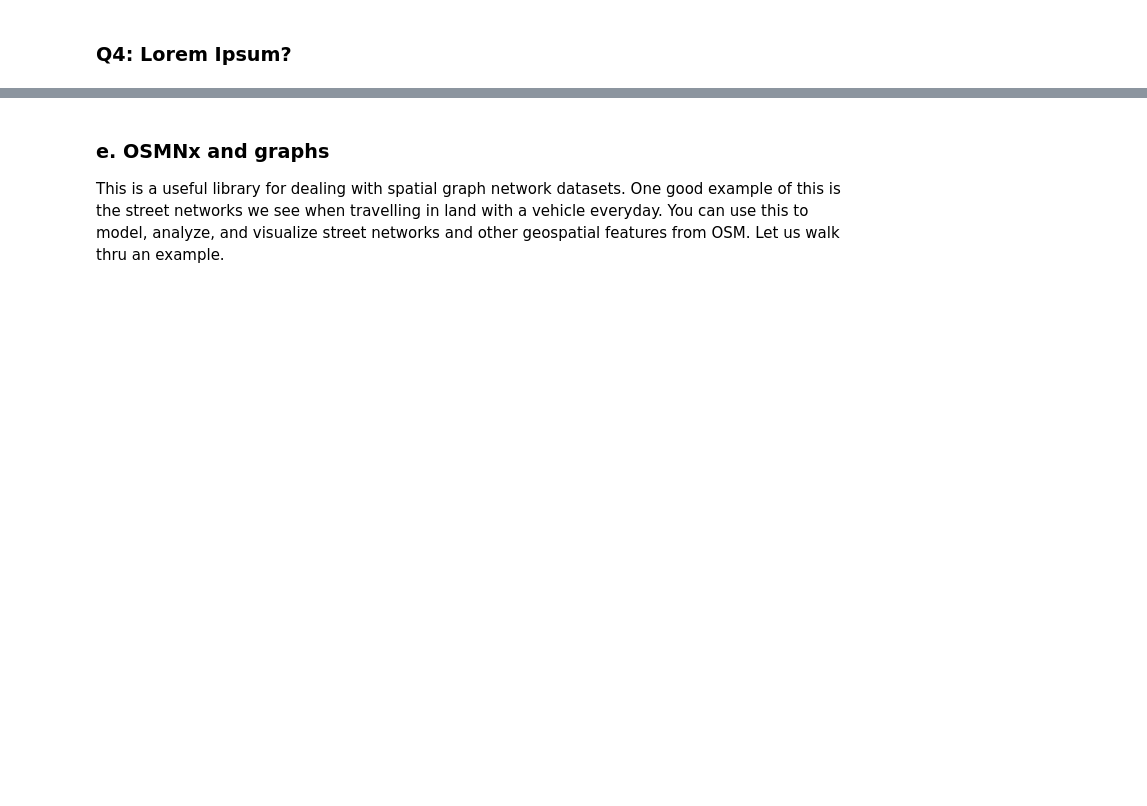
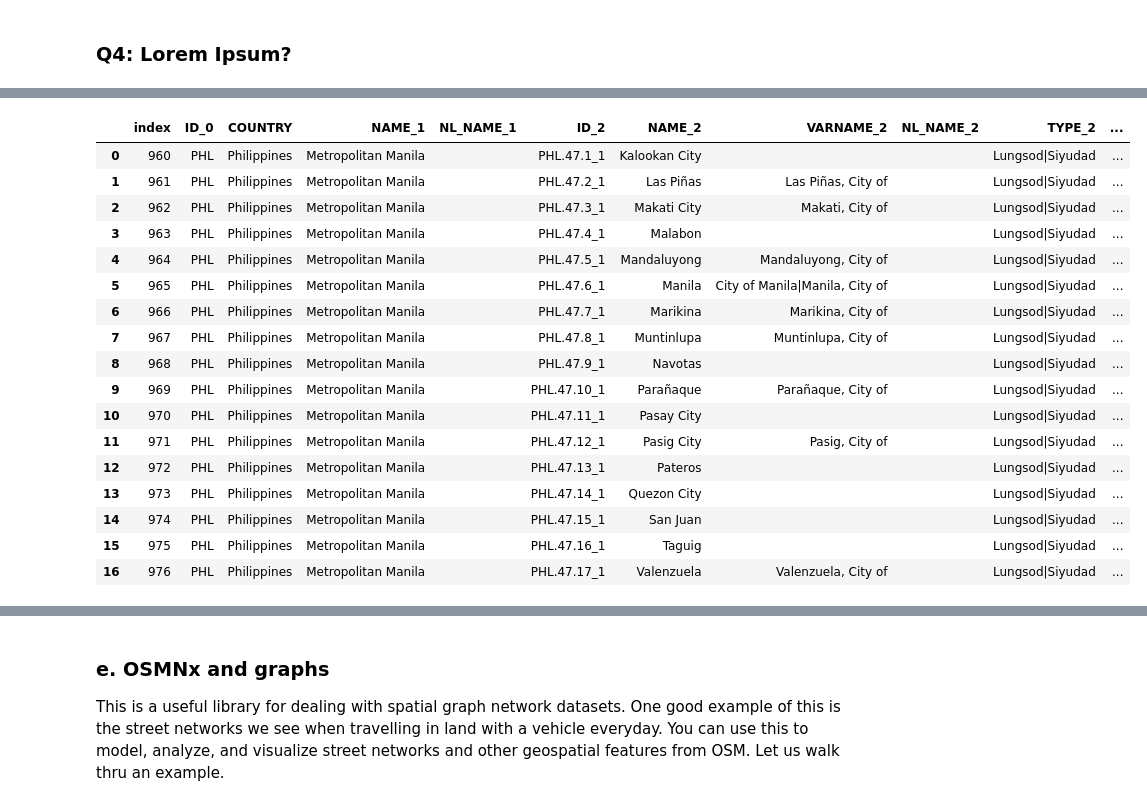
Before and after one commit to jpacil0/sds4gdsp, a Jupyter notebook: notebooks/01 Introduction.ipynb, the cells around one changed output, grey strips where cells are left out. Cells and saved outputs as stored; diff of their text form; code cells hidden in the pictures; blank space fills up the shorter version.

```diff
--- a/notebooks/01 Introduction.ipynb
+++ b/notebooks/01 Introduction.ipynb
@@ -301,0 +336,23 @@ Lorem ipsum
+# %%
+is_metro_manila = gadm.NAME_1=="Metropolitan Manila"
+gadm_metro_manila = gadm.loc[is_metro_manila].reset_index()
+display(gadm_metro_manila)
+# %% [output]
+|  | index | ID_0 | COUNTRY | NAME_1 | NL_NAME_1 | ID_2 | NAME_2 | VARNAME_2 | NL_NAME_2 | TYPE_2 | ... |
+| 0 | 960 | PHL | Philippines | Metropolitan Manila |  | PHL.47.1_1 | Kalookan City |  |  | Lungsod|Siyudad | ... |
+| 1 | 961 | PHL | Philippines | Metropolitan Manila |  | PHL.47.2_1 | Las Piñas | Las Piñas, City of |  | Lungsod|Siyudad | ... |
+| 2 | 962 | PHL | Philippines | Metropolitan Manila |  | PHL.47.3_1 | Makati City | Makati, City of |  | Lungsod|Siyudad | ... |
+| 3 | 963 | PHL | Philippines | Metropolitan Manila |  | PHL.47.4_1 | Malabon |  |  | Lungsod|Siyudad | ... |
+| 4 | 964 | PHL | Philippines | Metropolitan Manila |  | PHL.47.5_1 | Mandaluyong | Mandaluyong, City of |  | Lungsod|Siyudad | ... |
+| 5 | 965 | PHL | Philippines | Metropolitan Manila |  | PHL.47.6_1 | Manila | City of Manila|Manila, City of |  | Lungsod|Siyudad | ... |
+| 6 | 966 | PHL | Philippines | Metropolitan Manila |  | PHL.47.7_1 | Marikina | Marikina, City of |  | Lungsod|Siyudad | ... |
+| 7 | 967 | PHL | Philippines | Metropolitan Manila |  | PHL.47.8_1 | Muntinlupa | Muntinlupa, City of |  | Lungsod|Siyudad | ... |
+| 8 | 968 | PHL | Philippines | Metropolitan Manila |  | PHL.47.9_1 | Navotas |  |  | Lungsod|Siyudad | ... |
+| 9 | 969 | PHL | Philippines | Metropolitan Manila |  | PHL.47.10_1 | Parañaque | Parañaque, City of |  | Lungsod|Siyudad | ... |
+| 10 | 970 | PHL | Philippines | Metropolitan Manila |  | PHL.47.11_1 | Pasay City |  |  | Lungsod|Siyudad | ... |
+| 11 | 971 | PHL | Philippines | Metropolitan Manila |  | PHL.47.12_1 | Pasig City | Pasig, City of |  | Lungsod|Siyudad | ... |
+| 12 | 972 | PHL | Philippines | Metropolitan Manila |  | PHL.47.13_1 | Pateros |  |  | Lungsod|Siyudad | ... |
+| 13 | 973 | PHL | Philippines | Metropolitan Manila |  | PHL.47.14_1 | Quezon City |  |  | Lungsod|Siyudad | ... |
+| 14 | 974 | PHL | Philippines | Metropolitan Manila |  | PHL.47.15_1 | San Juan |  |  | Lungsod|Siyudad | ... |
+| 15 | 975 | PHL | Philippines | Metropolitan Manila |  | PHL.47.16_1 | Taguig |  |  | Lungsod|Siyudad | ... |
+| 16 | 976 | PHL | Philippines | Metropolitan Manila |  | PHL.47.17_1 | Valenzuela | Valenzuela, City of |  | Lungsod|Siyudad | ... |
```
Also changed, not shown: parts of 19 cells of this notebook.
